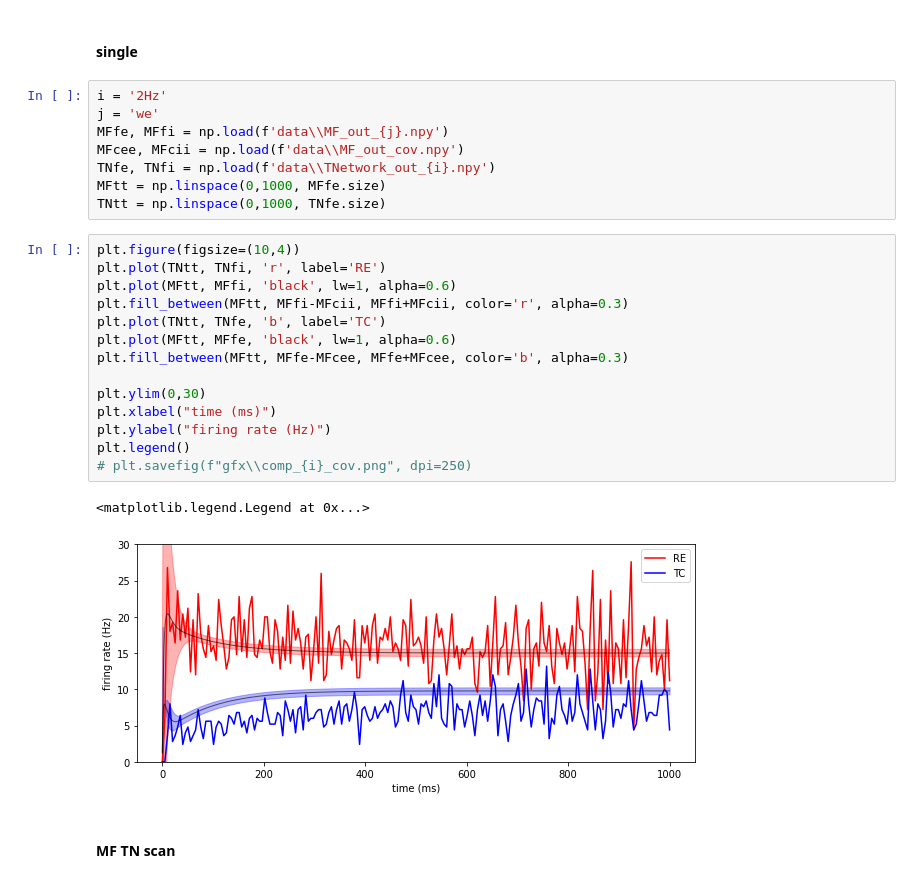
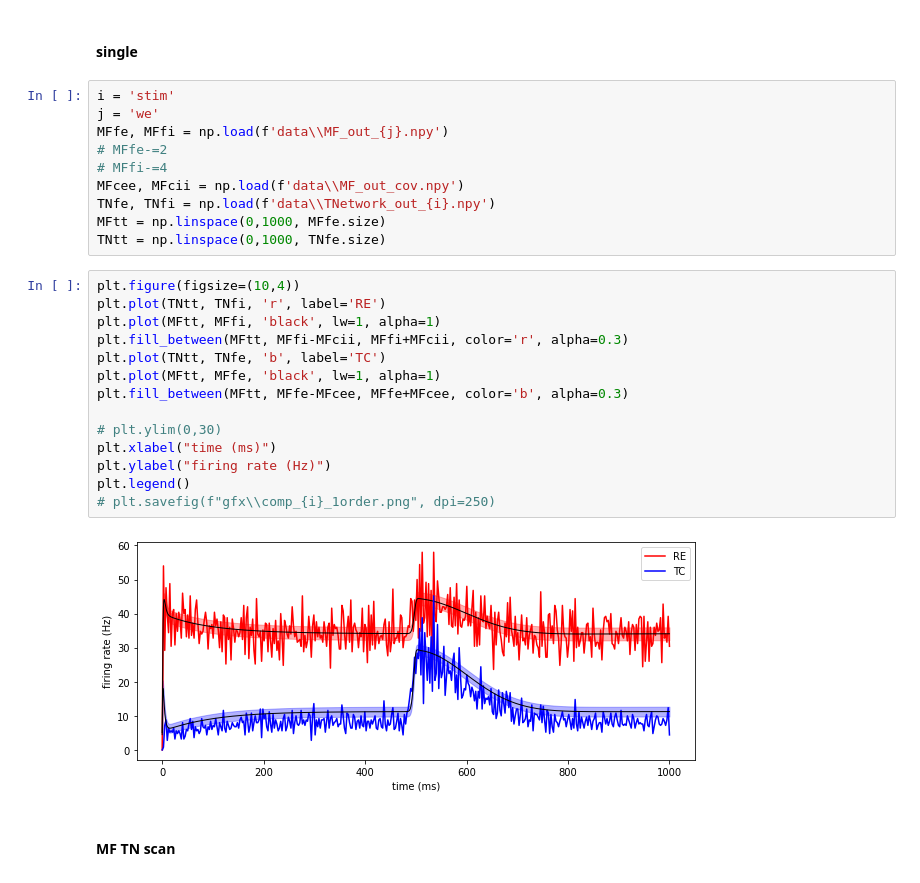
Before and after one commit to SiodhachanOSullivan/MF-Thalamus, a Jupyter notebook: plots.ipynb, the cells around one changed output. Drawn from its saved outputs; the diff is of its cells as text.

```diff
--- a/plots.ipynb
+++ b/plots.ipynb
@@ -4,9 +4,11 @@ import matplotlib.pyplot as plt
 # %% [markdown]
 #### single
 # %%
-i = '2Hz'
+i = 'stim'
 j = 'we'
 MFfe, MFfi = np.load(f'data\\MF_out_{j}.npy')
+# MFfe-=2
+# MFfi-=4
 MFcee, MFcii = np.load(f'data\\MF_out_cov.npy')
 TNfe, TNfi = np.load(f'data\\TNetwork_out_{i}.npy')
 MFtt = np.linspace(0,1000, MFfe.size)
@@ -14,20 +16,19 @@ TNtt = np.linspace(0,1000, TNfe.size)
 # %%
 plt.figure(figsize=(10,4))
 plt.plot(TNtt, TNfi, 'r', label='RE')
-plt.plot(MFtt, MFfi, 'black', lw=1, alpha=0.6)
+plt.plot(MFtt, MFfi, 'black', lw=1, alpha=1)
 plt.fill_between(MFtt, MFfi-MFcii, MFfi+MFcii, color='r', alpha=0.3)
 plt.plot(TNtt, TNfe, 'b', label='TC')
-plt.plot(MFtt, MFfe, 'black', lw=1, alpha=0.6)
+plt.plot(MFtt, MFfe, 'black', lw=1, alpha=1)
 plt.fill_between(MFtt, MFfe-MFcee, MFfe+MFcee, color='b', alpha=0.3)
 
-plt.ylim(0,30)
+# plt.ylim(0,30)
 plt.xlabel("time (ms)")
 plt.ylabel("firing rate (Hz)")
 plt.legend()
-# plt.savefig(f"gfx\\comp_{i}_cov.png", dpi=250)
+# plt.savefig(f"gfx\\comp_{i}_1order.png", dpi=250)
 # %% [output]
-<matplotlib.legend.Legend at 0x...>
-[figure, old version]
+[figure, new version]
 # %% [markdown]
 #### MF TN scan
 # %%
```
Also changed, not shown: 18 other files.
